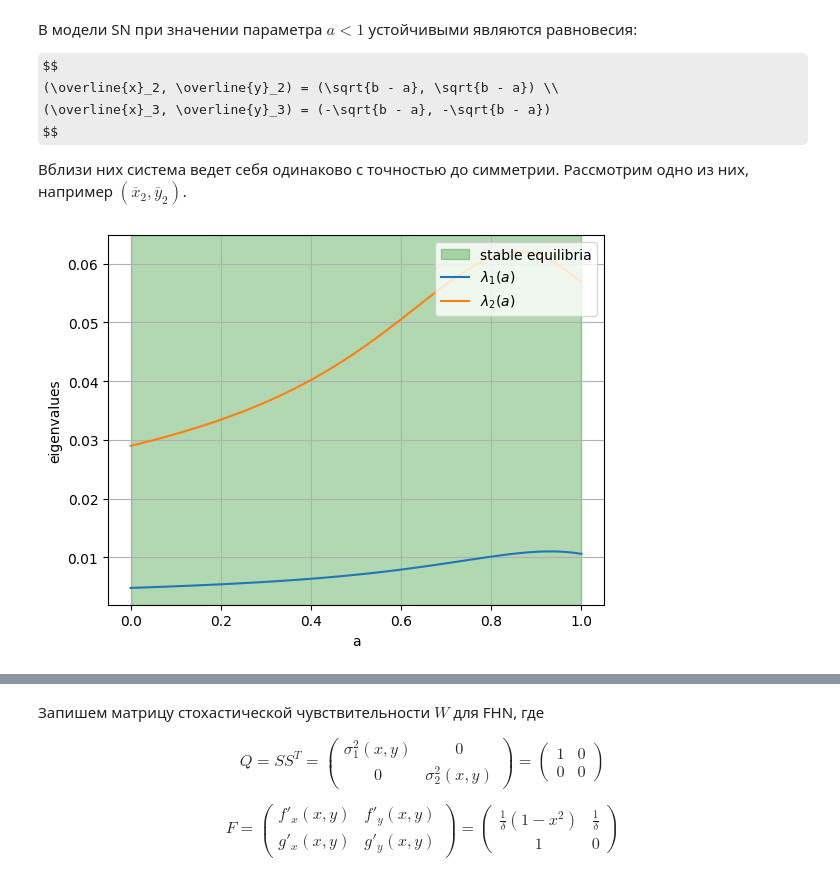
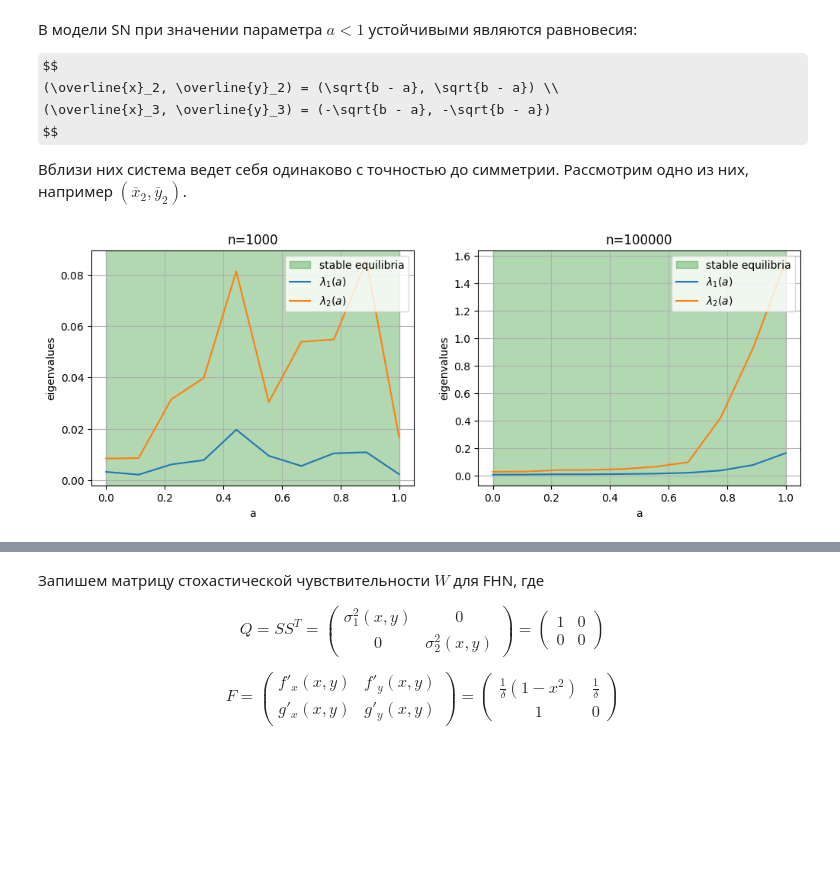
Before and after one commit to vantouse/2026-spring_stochastic-analysis, a Jupyter notebook: kostarev_lab3_part2.ipynb, the cells around one changed output, grey strips where cells are left out. Drawn from its saved outputs; the diff is of its cells as text; code cells hidden in the pictures; some formulas as TeX source; blank space fills up the shorter version.

```diff
--- a/kostarev_lab3_part2.ipynb
+++ b/kostarev_lab3_part2.ipynb
@@ -6,3 +4,7 @@ from tqdm import tqdm
+# %%
+N_STEPS_DEFAULT = 1000
+EPSILON_DEFAULT = 0.1
+MARGIN_DEFAULT = 1e-6
 # %% [markdown]
 # 1. Статистический анализ результатов прямого численного моделирования
 
@@ -204,12 +217,13 @@ equilibrium_expr = np.array([-a, a**3 / 3 - a])
 
 noise_mask = np.array([1, 0])   # add noise to 1st equation only
 epsilon_values = [0.01, 0.05, 0.1]
-time_span = np.linspace(0, 50, 5000)
+
+time_span = np.linspace(0, 10, N_STEPS_DEFAULT)
 
 fig, axes = plt.subplots(1, len(epsilon_values), figsize=(18, 4))
 
 for ax, epsilon in zip(axes, epsilon_values):
-    plot_stochastic_cloud(
+    simulate_stochastic_cloud(
         ax=ax,
         model_func=model_FHN,
         params=dict(delta=delta, a=a),
@@ -217,7 +231,7 @@ for ax, epsilon in zip(axes, epsilon_values):
         time_span=time_span,
         epsilon=epsilon,
         noise_mask=noise_mask,
-        n_trajectories=100
+        n_trajectories=10,
     )
 
 plt.tight_layout()
@@ -233,12 +247,13 @@ equilibrium_expr = np.array([np.sqrt(b - a), np.sqrt(b - a)])
 
 noise_mask = np.array([1, 1])   # add noise to both equations
 epsilon_values = [0.01, 0.05, 0.1]
-time_span = np.linspace(0, 50, 5000)
+
+time_span = np.linspace(0, 10, N_STEPS_DEFAULT)
 
 fig, axes = plt.subplots(1, len(epsilon_values), figsize=(18, 4))
 
 for ax, epsilon in zip(axes, epsilon_values):
-    plot_stochastic_cloud(
+    simulate_stochastic_cloud(
         ax=ax,
         model_func=model_SN,
         params=dict(a=a, b=b),
@@ -246,7 +261,7 @@ for ax, epsilon in zip(axes, epsilon_values):
         time_span=time_span,
         epsilon=epsilon,
         noise_mask=noise_mask,
-        n_trajectories=100
+        n_trajectories=10,
     )
 
 plt.tight_layout()
@@ -400,35 +423,36 @@ $$
 # %%
 a, b = None, 2    # `a` is a variable parameter
 
-epsilon = 0.1
 noise_mask = np.array([1, 1])   # add noise to both equations
 
-time_scale = 1
-time_span = np.linspace(0, 10 * time_scale, 1000 * time_scale)
+param_name = 'a'
+param_values = np.linspace(0, 1 - MARGIN_DEFAULT, num=10)
 
-param_name = 'a'
-param_values = np.linspace(0, 0.99, num=50)
-
-time_scale = 1
-time_span = np.linspace(0, 10 * time_scale, 1000 * time_scale)
+time_span = np.linspace(0, 10, N_STEPS_DEFAULT)
 
 def equilibrium_expr(a):
     return np.array([np.sqrt(b - a), np.sqrt(b - a)])
 
-plot_eigenvalues_per_param_value(
-    model_func=model_SN,
-    params=dict(a=a, b=b),
-    equilibrium_expr=equilibrium_expr,
-    time_span=time_span,
-    param_name=param_name,
-    param_values=param_values,
-    stable_range=(0, param_values[-1]),
-    epsilon=epsilon,
-    noise_mask=noise_mask,
-    covariance=True,
-)
+fig, axes = plt.subplots(1, 2, figsize=(12, 4))
+
+for ax, n_trajectories in zip(axes, [1, 100]):
+    plot_eigenvalues_per_param_value(
+        ax=ax,
+        model_func=model_SN,
+        params=dict(a=a, b=b),
+        equilibrium_expr=equilibrium_expr,
+        time_span=time_span,
+        param_name=param_name,
+        param_values=param_values,
+        stable_range=(param_values[0], param_values[-1]),
+        epsilon=EPSILON_DEFAULT,
+        noise_mask=noise_mask,
+        covariance=True,
+        n_trajectories=n_trajectories,
+    )
+    ax.set_title(f'n={n_trajectories * N_STEPS_DEFAULT}')
 # %% [output]
-[figure, old version]
+[figure, new version]
 # %% [markdown]
 # 2. Анализ с помощью метода стохастической чувствительности
 (а) Запшем решение уравнения Ляпунова в общем виде.
```
Also changed, not shown: parts of 23 cells of this notebook.
